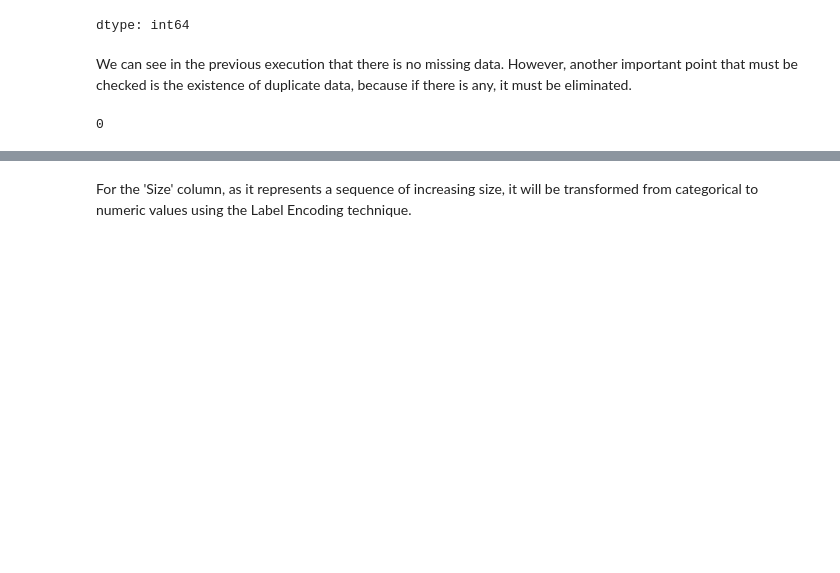
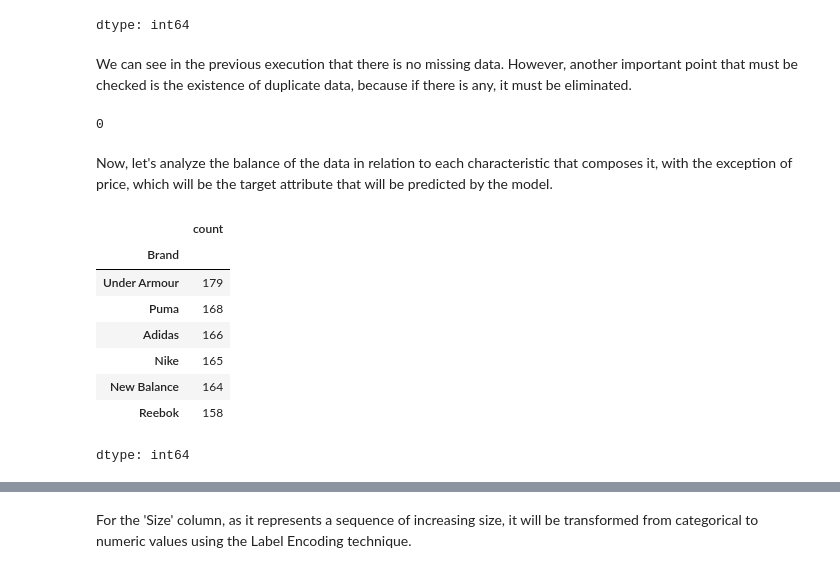
Before and after one commit to ryann-arruda/machine-learning, a Jupyter notebook: machine_learning_regression.ipynb, the cells around one changed output, grey strips where cells are left out. Cells and saved outputs as stored; diff of their text form; code cells hidden in the pictures; blank space fills up the shorter version.

```diff
--- a/machine_learning_regression.ipynb
+++ b/machine_learning_regression.ipynb
@@ -61,4 +61,18 @@ We can see in the previous execution that there is no missing data. However, ano
 df.duplicated().sum()
 # %% [output]
 0
+# %% [markdown]
+Now, let's analyze the balance of the data in relation to each characteristic that composes it, with the exception of price, which will be the target attribute that will be predicted by the model.
+# %%
+df['Brand'].value_counts()
+# %% [output]
+|  | count |
+| Brand |  |
+| Under Armour | 179 |
+| Puma | 168 |
+| Adidas | 166 |
+| Nike | 165 |
+| New Balance | 164 |
+| Reebok | 158 |
+dtype: int64
 # %%
```
Also changed, not shown: parts of 8 cells of this notebook.
